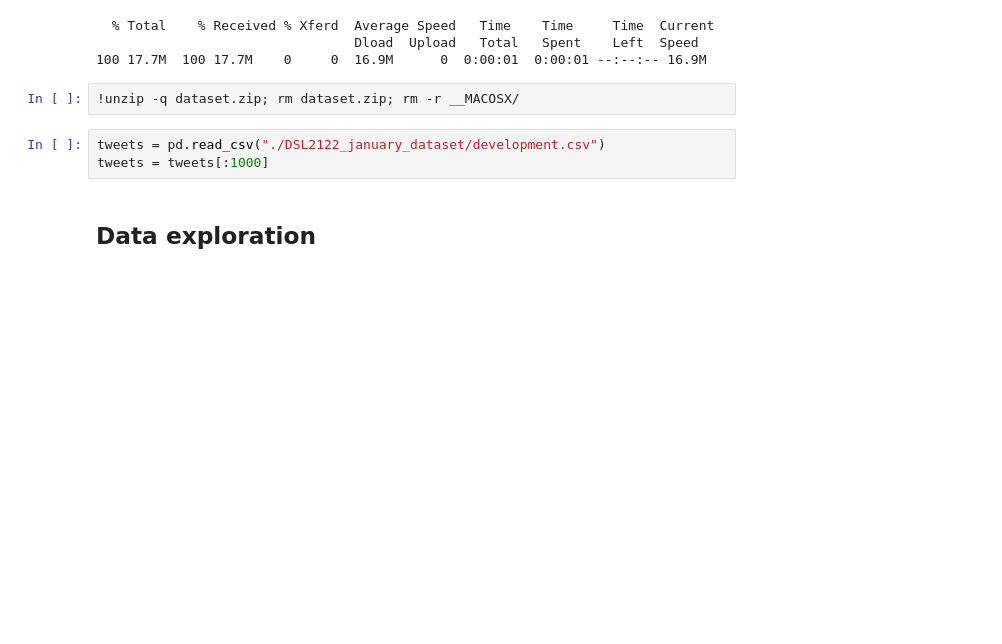
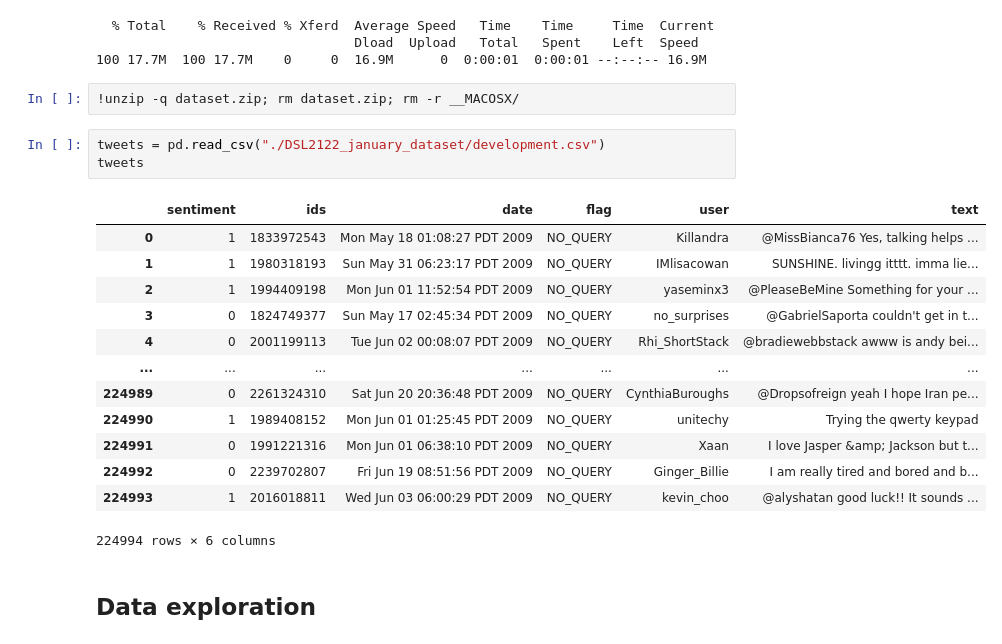
Before and after one commit to Gio99c/dsl-project, a Jupyter notebook: Jupyter EDA.ipynb, the cells around one changed output. Drawn from its saved outputs; the diff is of its cells as text; blank space fills up the shorter version.

```diff
--- a/Jupyter EDA.ipynb
+++ b/Jupyter EDA.ipynb
@@ -23,7 +23,21 @@ from functools import reduce
 !unzip -q dataset.zip; rm dataset.zip; rm -r __MACOSX/
 # %%
 tweets = pd.read_csv("./DSL2122_january_dataset/development.csv")
-tweets = tweets[:1000]
+tweets
+# %% [output]
+|  | sentiment | ids | date | flag | user | text |
+| 0 | 1 | 1833972543 | Mon May 18 01:08:27 PDT 2009 | NO_QUERY | Killandra | @MissBianca76 Yes, talking helps ... |
+| 1 | 1 | 1980318193 | Sun May 31 06:23:17 PDT 2009 | NO_QUERY | IMlisacowan | SUNSHINE. livingg itttt. imma lie... |
+| 2 | 1 | 1994409198 | Mon Jun 01 11:52:54 PDT 2009 | NO_QUERY | yaseminx3 | @PleaseBeMine Something for your ... |
+| 3 | 0 | 1824749377 | Sun May 17 02:45:34 PDT 2009 | NO_QUERY | no_surprises | @GabrielSaporta couldn't get in t... |
+| 4 | 0 | 2001199113 | Tue Jun 02 00:08:07 PDT 2009 | NO_QUERY | Rhi_ShortStack | @bradiewebbstack awww is andy bei... |
+| ... | ... | ... | ... | ... | ... | ... |
+| 224989 | 0 | 2261324310 | Sat Jun 20 20:36:48 PDT 2009 | NO_QUERY | CynthiaBuroughs | @Dropsofreign yeah I hope Iran pe... |
+| 224990 | 1 | 1989408152 | Mon Jun 01 01:25:45 PDT 2009 | NO_QUERY | unitechy | Trying the qwerty keypad |
+| 224991 | 0 | 1991221316 | Mon Jun 01 06:38:10 PDT 2009 | NO_QUERY | Xaan | I love Jasper &amp; Jackson but t... |
+| 224992 | 0 | 2239702807 | Fri Jun 19 08:51:56 PDT 2009 | NO_QUERY | Ginger_Billie | I am really tired and bored and b... |
+| 224993 | 1 | 2016018811 | Wed Jun 03 06:00:29 PDT 2009 | NO_QUERY | kevin_choo | @alyshatan good luck!! It sounds ... |
+224994 rows × 6 columns
 # %% [markdown]
 ## Data exploration
 # %%
```
Also changed, not shown: 1 other file.
